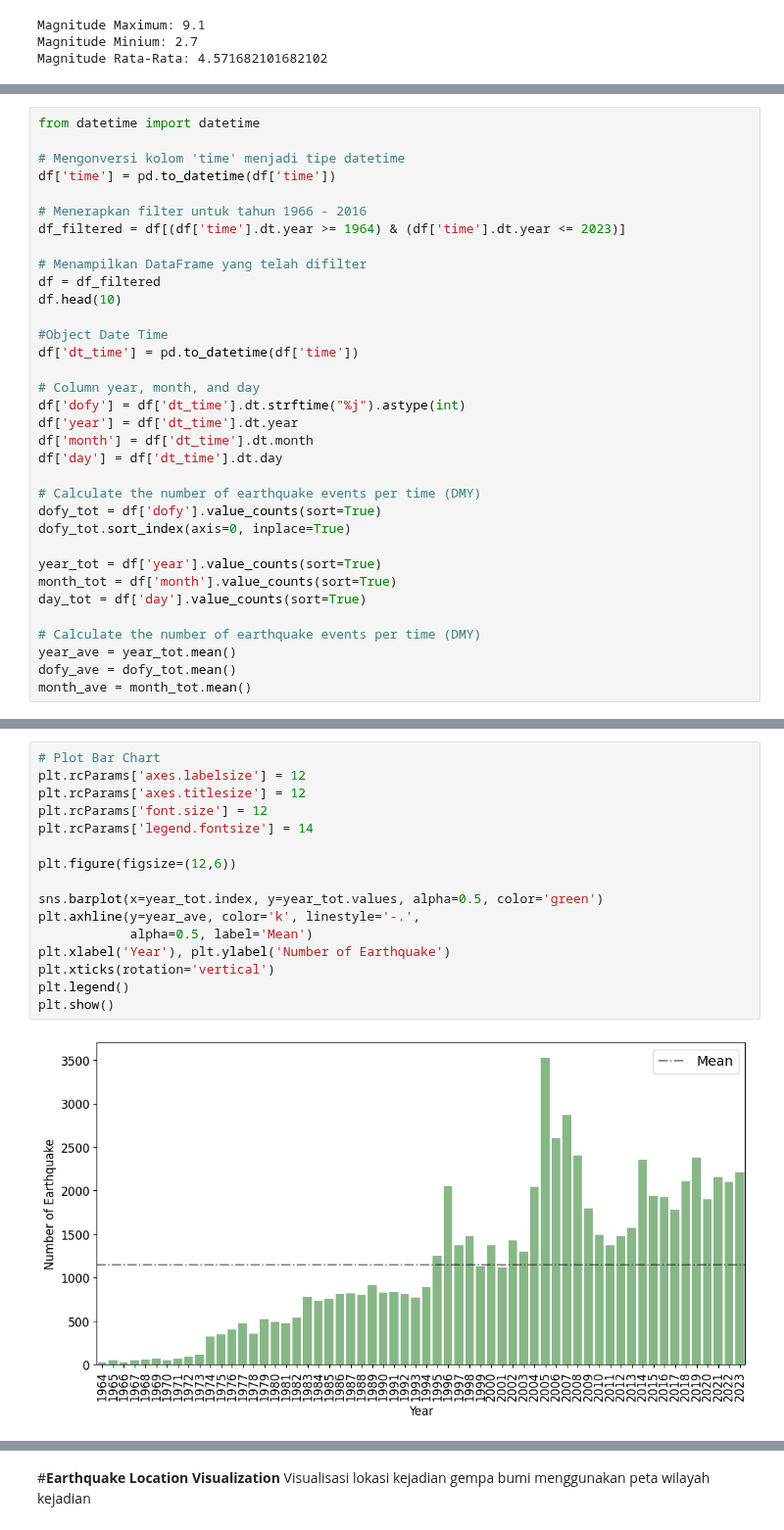
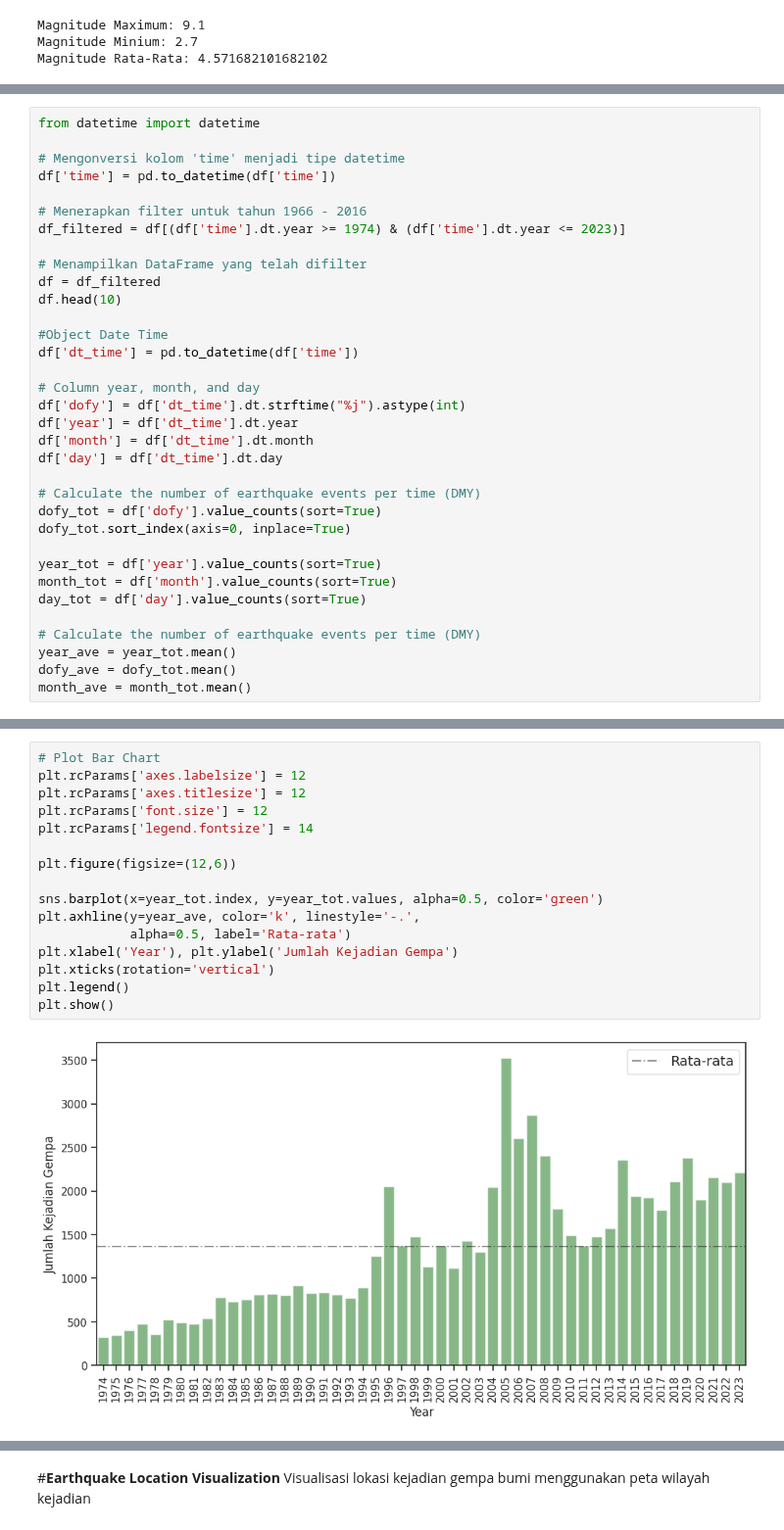
Before and after one commit to arifadli/Exploratory-Data-Analysis, a Jupyter notebook: Earthquake Research/EDA - Indonesia Earthquake.ipynb, the cells around one changed output, grey strips where cells are left out. Shown at 98% size. Drawn from its saved outputs; the diff is of its cells as text.

```diff
--- a/Earthquake Research/EDA - Indonesia Earthquake.ipynb
+++ b/Earthquake Research/EDA - Indonesia Earthquake.ipynb
@@ -289,7 +353,7 @@ from datetime import datetime
 df['time'] = pd.to_datetime(df['time'])
 
 # Menerapkan filter untuk tahun 1966 - 2016
-df_filtered = df[(df['time'].dt.year >= 1964) & (df['time'].dt.year <= 2023)]
+df_filtered = df[(df['time'].dt.year >= 1974) & (df['time'].dt.year <= 2023)]
 
 # Menampilkan DataFrame yang telah difilter
 df = df_filtered
@@ -325,18 +401,18 @@ See the caveats in the documentation: https://pandas.pydata.org/pandas-docs/stab
 # %%
 # Plot Bar Chart
 plt.rcParams['axes.labelsize'] = 12
 plt.rcParams['axes.titlesize'] = 12
 plt.rcParams['font.size'] = 12
 plt.rcParams['legend.fontsize'] = 14
 
 plt.figure(figsize=(12,6))
 
 sns.barplot(x=year_tot.index, y=year_tot.values, alpha=0.5, color='green')
 plt.axhline(y=year_ave, color='k', linestyle='-.',
-            alpha=0.5, label='Mean')
-plt.xlabel('Year'), plt.ylabel('Number of Earthquake')
+            alpha=0.5, label='Rata-rata')
+plt.xlabel('Year'), plt.ylabel('Jumlah Kejadian Gempa')
 plt.xticks(rotation='vertical')
 plt.legend()
 plt.show()
 # %% [output]
-[figure, old version]
+[figure, new version]
```
Also changed, not shown: parts of 14 cells of this notebook, 1 other file.
